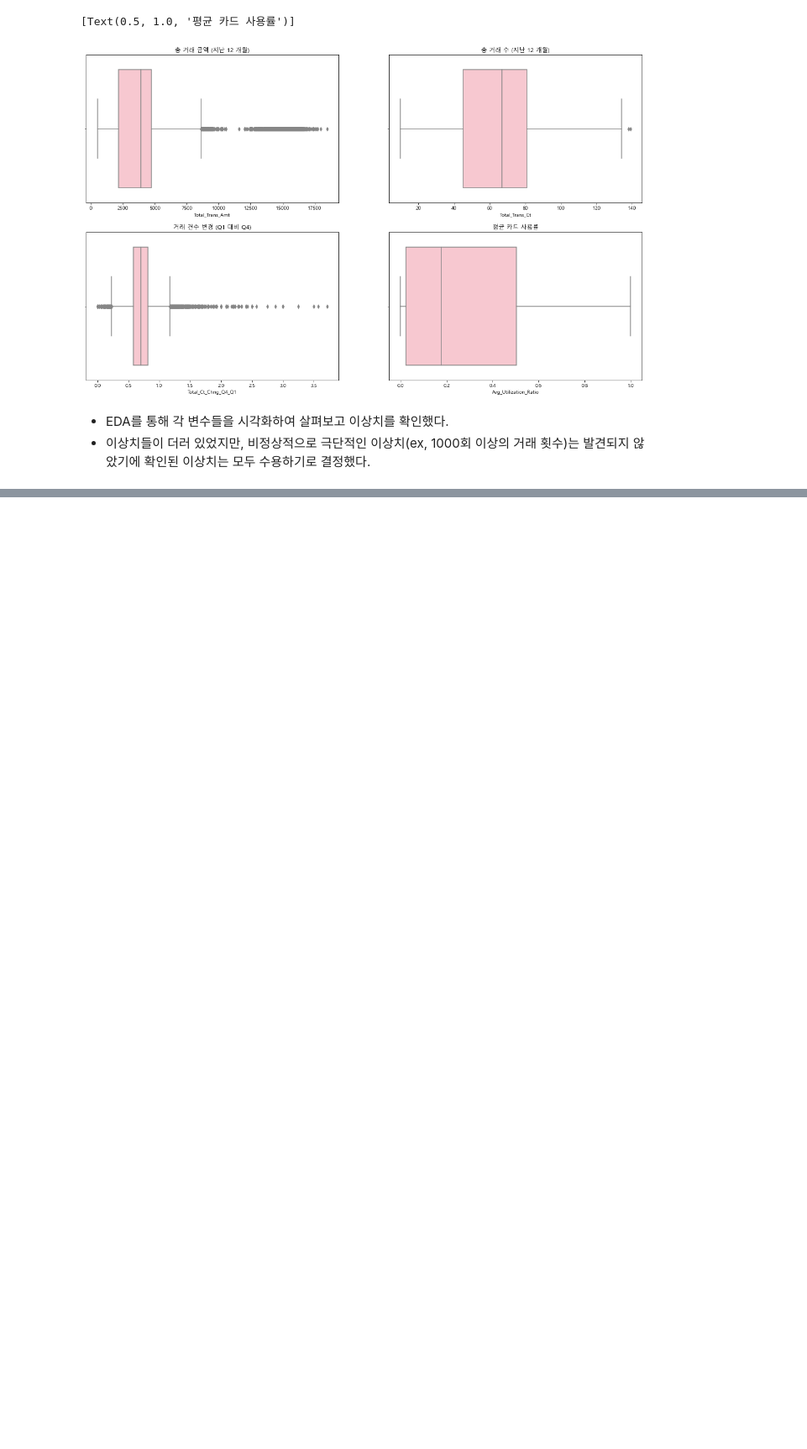
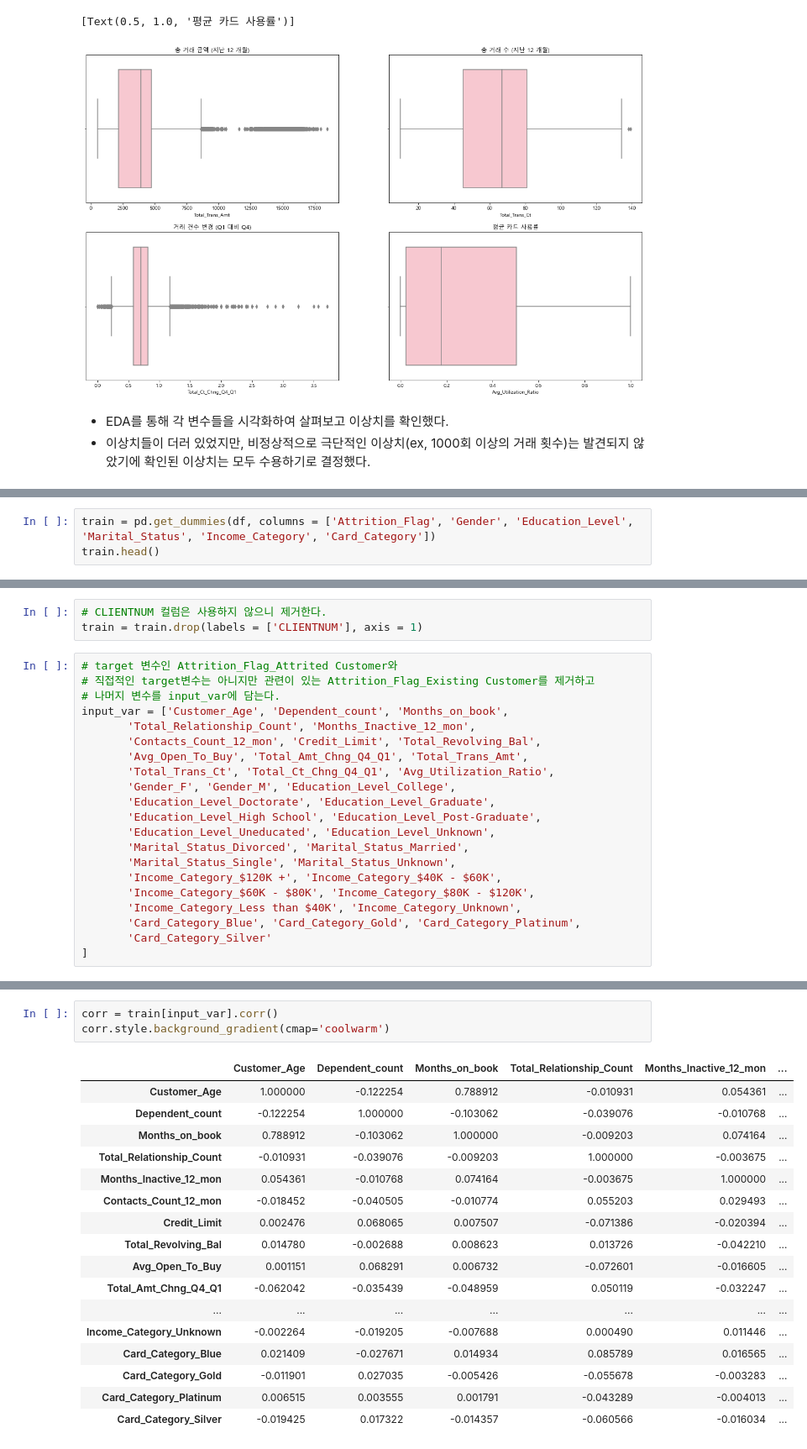
Before and after one commit to Jeong-Bin/DA-PROJECT, a Jupyter notebook: PROJECT_6 신용카드 고객 분석 및 이탈고객 예측.ipynb, the cells around one changed output, grey strips where cells are left out. Shown at 84% size. Cells and saved outputs as stored; diff of their text form; blank space fills up the shorter version.

```diff
--- a/PROJECT_6 신용카드 고객 분석 및 이탈고객 예측.ipynb
+++ b/PROJECT_6 신용카드 고객 분석 및 이탈고객 예측.ipynb
@@ -276,0 +276,3 @@ ax4.set(title='평균 카드 사용률')
+# %%
+train = pd.get_dummies(df, columns = ['Attrition_Flag', 'Gender', 'Education_Level', 'Marital_Status', 'Income_Category', 'Card_Category'])
+train.head()
@@ -276,0 +308,24 @@ ax4.set(title='평균 카드 사용률')
+# %%
+# CLIENTNUM 컬럼은 사용하지 않으니 제거한다.
+train = train.drop(labels = ['CLIENTNUM'], axis = 1)
+# %%
+# target 변수인 Attrition_Flag_Attrited Customer와
+# 직접적인 target변수는 아니지만 관련이 있는 Attrition_Flag_Existing Customer를 제거하고
+# 나머지 변수를 input_var에 담는다.
+input_var = ['Customer_Age', 'Dependent_count', 'Months_on_book',
+       'Total_Relationship_Count', 'Months_Inactive_12_mon',
+       'Contacts_Count_12_mon', 'Credit_Limit', 'Total_Revolving_Bal',
+       'Avg_Open_To_Buy', 'Total_Amt_Chng_Q4_Q1', 'Total_Trans_Amt',
+       'Total_Trans_Ct', 'Total_Ct_Chng_Q4_Q1', 'Avg_Utilization_Ratio',
+       'Gender_F', 'Gender_M', 'Education_Level_College',
+       'Education_Level_Doctorate', 'Education_Level_Graduate',
+       'Education_Level_High School', 'Education_Level_Post-Graduate',
+       'Education_Level_Uneducated', 'Education_Level_Unknown',
+       'Marital_Status_Divorced', 'Marital_Status_Married',
+       'Marital_Status_Single', 'Marital_Status_Unknown',
+       'Income_Category_$120K +', 'Income_Category_$40K - $60K',
+       'Income_Category_$60K - $80K', 'Income_Category_$80K - $120K',
+       'Income_Category_Less than $40K', 'Income_Category_Unknown',
+       'Card_Category_Blue', 'Card_Category_Gold', 'Card_Category_Platinum',
+       'Card_Category_Silver'
+]
@@ -276,0 +344,21 @@ ax4.set(title='평균 카드 사용률')
+# %%
+corr = train[input_var].corr()
+corr.style.background_gradient(cmap='coolwarm')
+# %% [output]
+|  | Customer_Age | Dependent_count | Months_on_book | Total_Relationship_Count | Months_Inactive_12_mon | ... |
+| Customer_Age | 1.000000 | -0.122254 | 0.788912 | -0.010931 | 0.054361 | ... |
+| Dependent_count | -0.122254 | 1.000000 | -0.103062 | -0.039076 | -0.010768 | ... |
+| Months_on_book | 0.788912 | -0.103062 | 1.000000 | -0.009203 | 0.074164 | ... |
+| Total_Relationship_Count | -0.010931 | -0.039076 | -0.009203 | 1.000000 | -0.003675 | ... |
+| Months_Inactive_12_mon | 0.054361 | -0.010768 | 0.074164 | -0.003675 | 1.000000 | ... |
+| Contacts_Count_12_mon | -0.018452 | -0.040505 | -0.010774 | 0.055203 | 0.029493 | ... |
+| Credit_Limit | 0.002476 | 0.068065 | 0.007507 | -0.071386 | -0.020394 | ... |
+| Total_Revolving_Bal | 0.014780 | -0.002688 | 0.008623 | 0.013726 | -0.042210 | ... |
+| Avg_Open_To_Buy | 0.001151 | 0.068291 | 0.006732 | -0.072601 | -0.016605 | ... |
+| Total_Amt_Chng_Q4_Q1 | -0.062042 | -0.035439 | -0.048959 | 0.050119 | -0.032247 | ... |
+| ... | ... | ... | ... | ... | ... | ... |
+| Income_Category_Unknown | -0.002264 | -0.019205 | -0.007688 | 0.000490 | 0.011446 | ... |
+| Card_Category_Blue | 0.021409 | -0.027671 | 0.014934 | 0.085789 | 0.016565 | ... |
+| Card_Category_Gold | -0.011901 | 0.027035 | -0.005426 | -0.055678 | -0.003283 | ... |
+| Card_Category_Platinum | 0.006515 | 0.003555 | 0.001791 | -0.043289 | -0.004013 | ... |
+| Card_Category_Silver | -0.019425 | 0.017322 | -0.014357 | -0.060566 | -0.016034 | ... |
```
Also changed, not shown: parts of 26 cells of this notebook.
